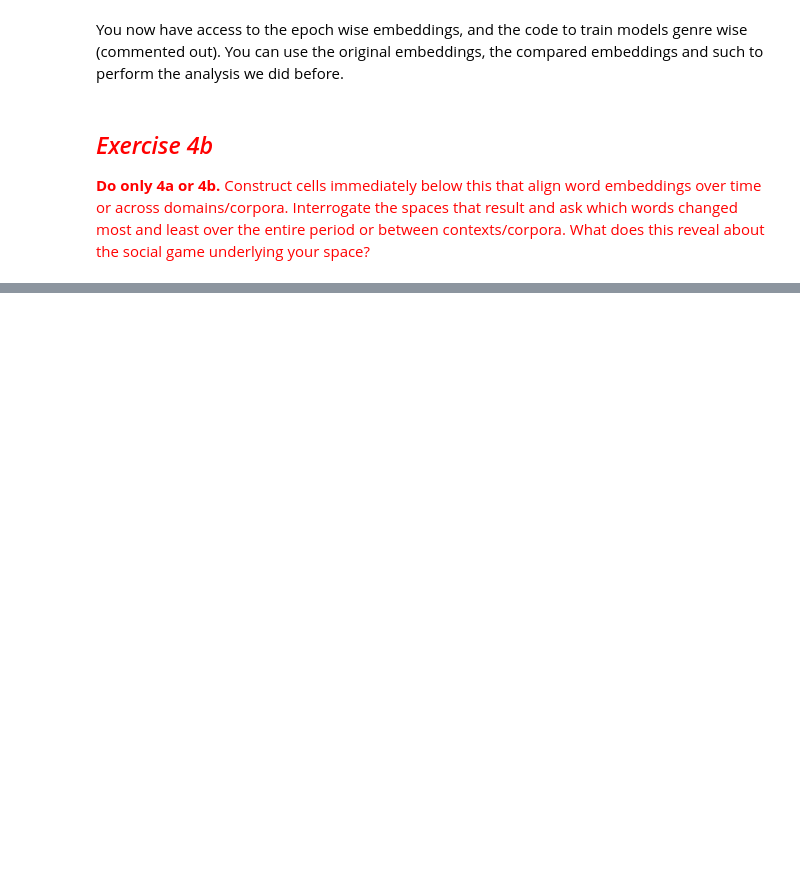
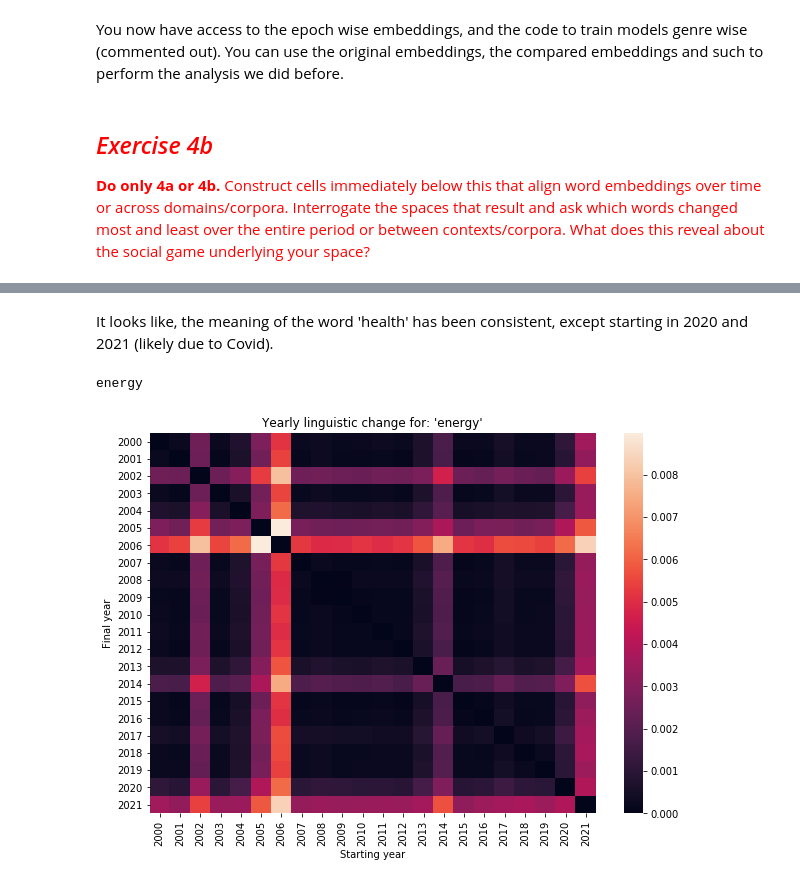
Before and after one commit to dtmlinh/Homework-Notebooks, a Jupyter notebook: week-7/7-Vector-Space-Word-Embeddings-LinhDinh.ipynb, the cells around one changed output, grey strips where cells are left out. Cells and saved outputs as stored; diff of their text form; code cells hidden in the pictures; blank space fills up the shorter version.

```diff
--- a/week-7/7-Vector-Space-Word-Embeddings-LinhDinh.ipynb
+++ b/week-7/7-Vector-Space-Word-Embeddings-LinhDinh.ipynb
@@ -1736,0 +1801,16 @@ You can use the original embeddings, the compared embeddings and such to perform
+# %% [markdown]
+It looks like, the meaning of the word 'health' has been consistent, except starting in 2020 and 2021 (likely due to Covid).
+# %%
+targetWord = 'energy'
+
+pltDF = getDivergenceDF(targetWord, comparedEmbeddings)
+fig, ax = plt.subplots(figsize = (10, 7))
+seaborn.heatmap(pltDF, ax = ax, annot = False) #set annot True for a lot more information
+ax.set_xlabel("Starting year")
+ax.set_ylabel("Final year")
+ax.set_ylabel("Final year")
+ax.set_title("Yearly linguistic change for: '{}'".format(targetWord))
+plt.show()
+# %% [output]
+energy
+[figure, added]
```
Also changed, not shown: parts of 20 cells of this notebook.
